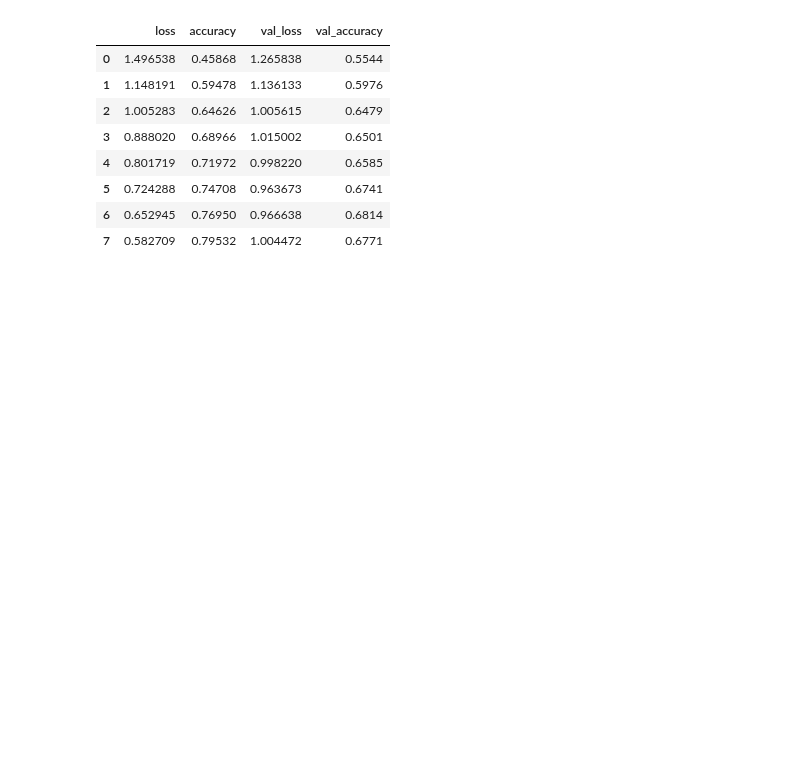
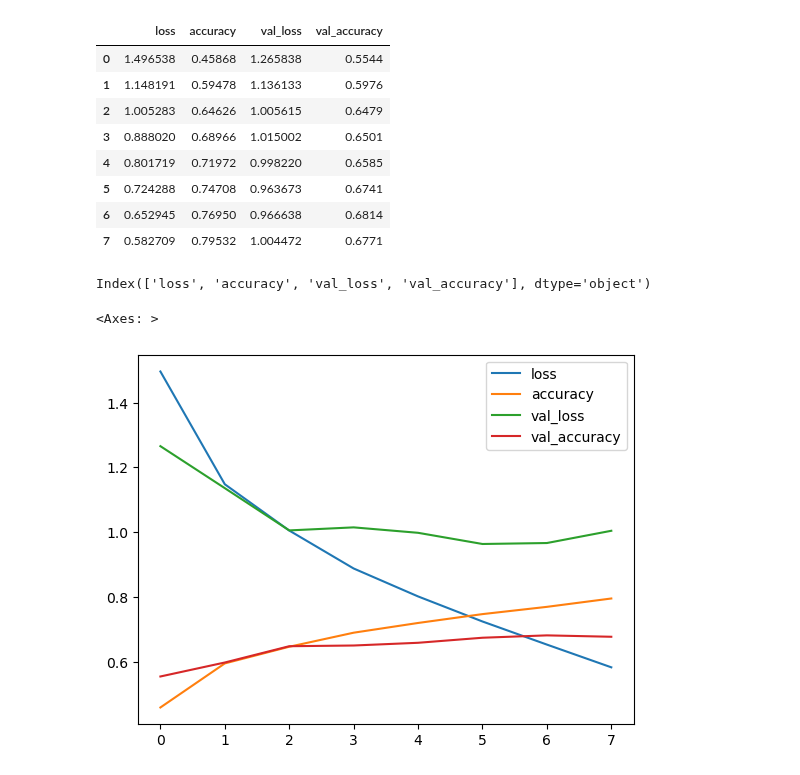
Before and after one commit to dancanyego/Deep-Learning-and-Neural-nets, a Jupyter notebook: CNN/Dealing with colored data.ipynb, the cells around one changed output. Cells and saved outputs as stored; diff of their text form; code cells hidden in the pictures; blank space fills up the shorter version.

Commit message:
metrics

```diff
--- a/CNN/Dealing with colored data.ipynb
+++ b/CNN/Dealing with colored data.ipynb
@@ -143,3 +143,12 @@ metrics
 | 5 | 0.724288 | 0.74708 | 0.963673 | 0.6741 |
 | 6 | 0.652945 | 0.76950 | 0.966638 | 0.6814 |
 | 7 | 0.582709 | 0.79532 | 1.004472 | 0.6771 |
+# %%
+metrics.columns
+# %% [output]
+Index(['loss', 'accuracy', 'val_loss', 'val_accuracy'], dtype='object')
+# %%
+metrics.plot()
+# %% [output]
+<Axes: >
+[figure, added]
```
Also changed, not shown: parts of 1 cell of this notebook.
